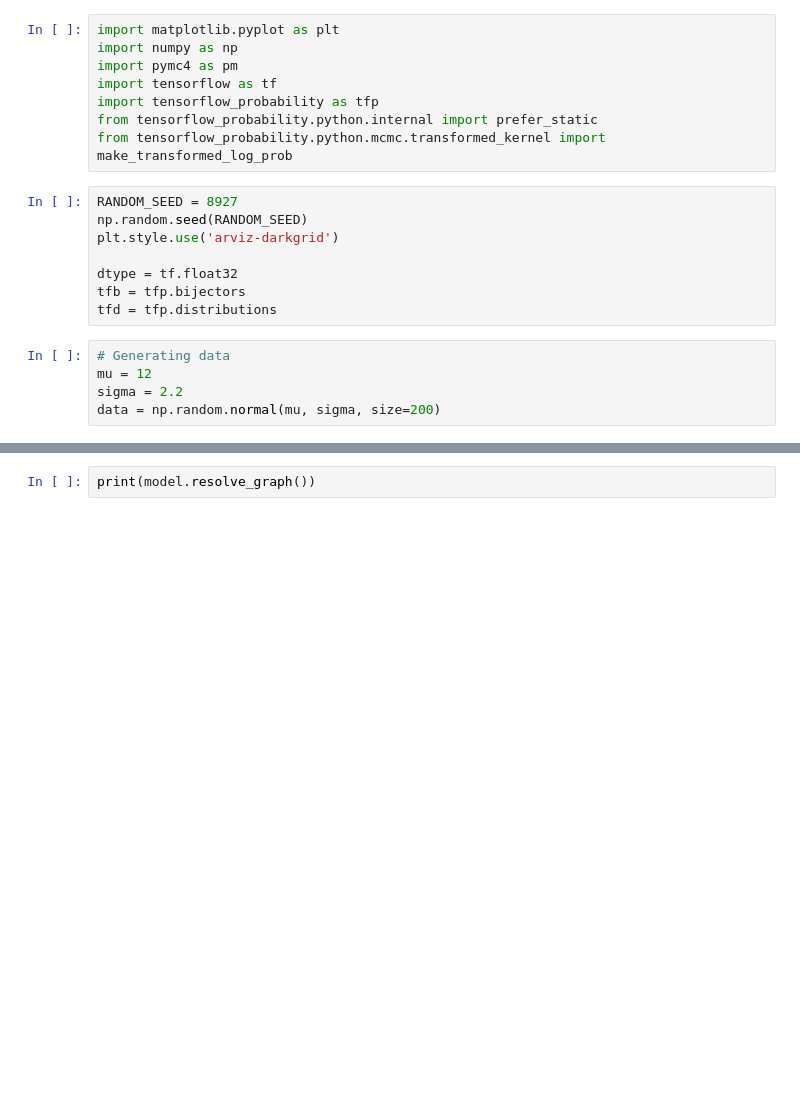
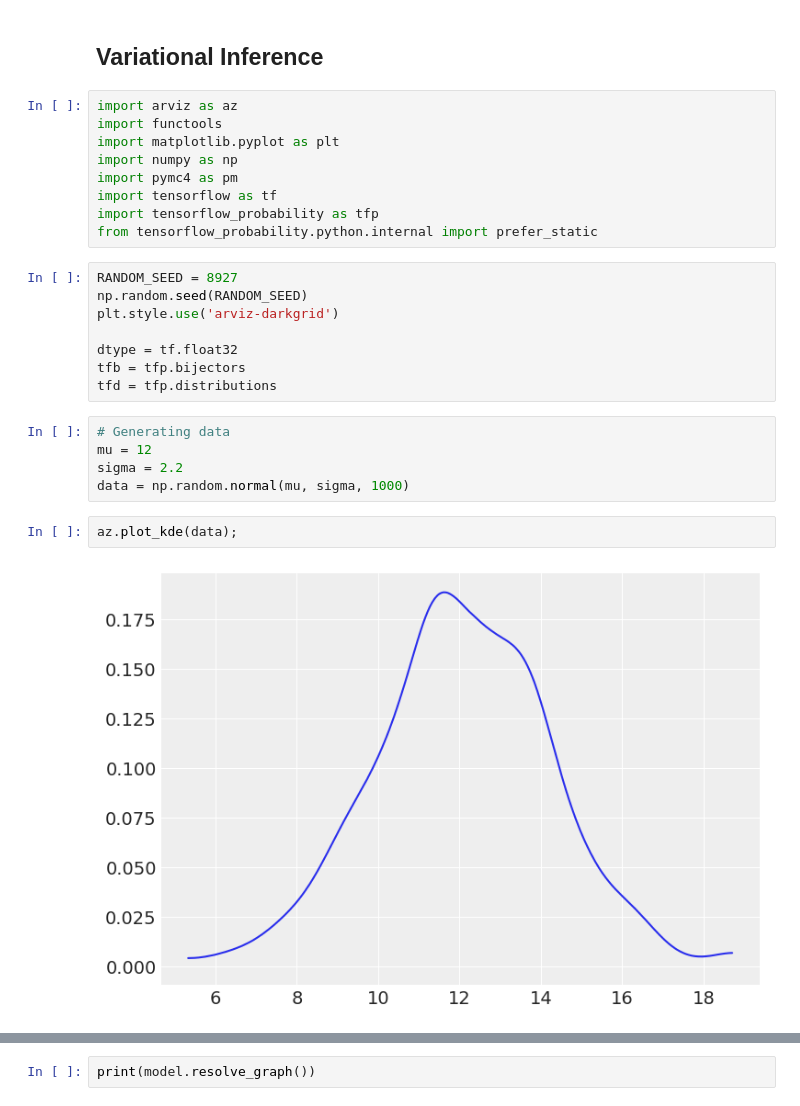
Before and after one commit to Sayam753/PyMCon-talk, a Jupyter notebook: prep_slides.ipynb, the cells around one changed output, grey strips where cells are left out. Cells and saved outputs as stored; diff of their text form; blank space fills up the shorter version.

```diff
--- a/prep_slides.ipynb
+++ b/prep_slides.ipynb
@@ -1,11 +34,14 @@
+# %% [markdown]
+## Variational Inference
 # %%
+import arviz as az
+import functools
 import matplotlib.pyplot as plt
 import numpy as np
 import pymc4 as pm
 import tensorflow as tf
 import tensorflow_probability as tfp
 from tensorflow_probability.python.internal import prefer_static
-from tensorflow_probability.python.mcmc.transformed_kernel import make_transformed_log_prob
 # %%
 RANDOM_SEED = 8927
 np.random.seed(RANDOM_SEED)
@@ -18,7 +54,11 @@ tfd = tfp.distributions
 # Generating data
 mu = 12
 sigma = 2.2
-data = np.random.normal(mu, sigma, size=200)
+data = np.random.normal(mu, sigma, 1000)
+# %%
+az.plot_kde(data);
+# %% [output]
+[figure, added]
 # %%
 # Defining the model
 model = tfd.JointDistributionSequential([
```
Also changed, not shown: parts of 17 cells of this notebook.
